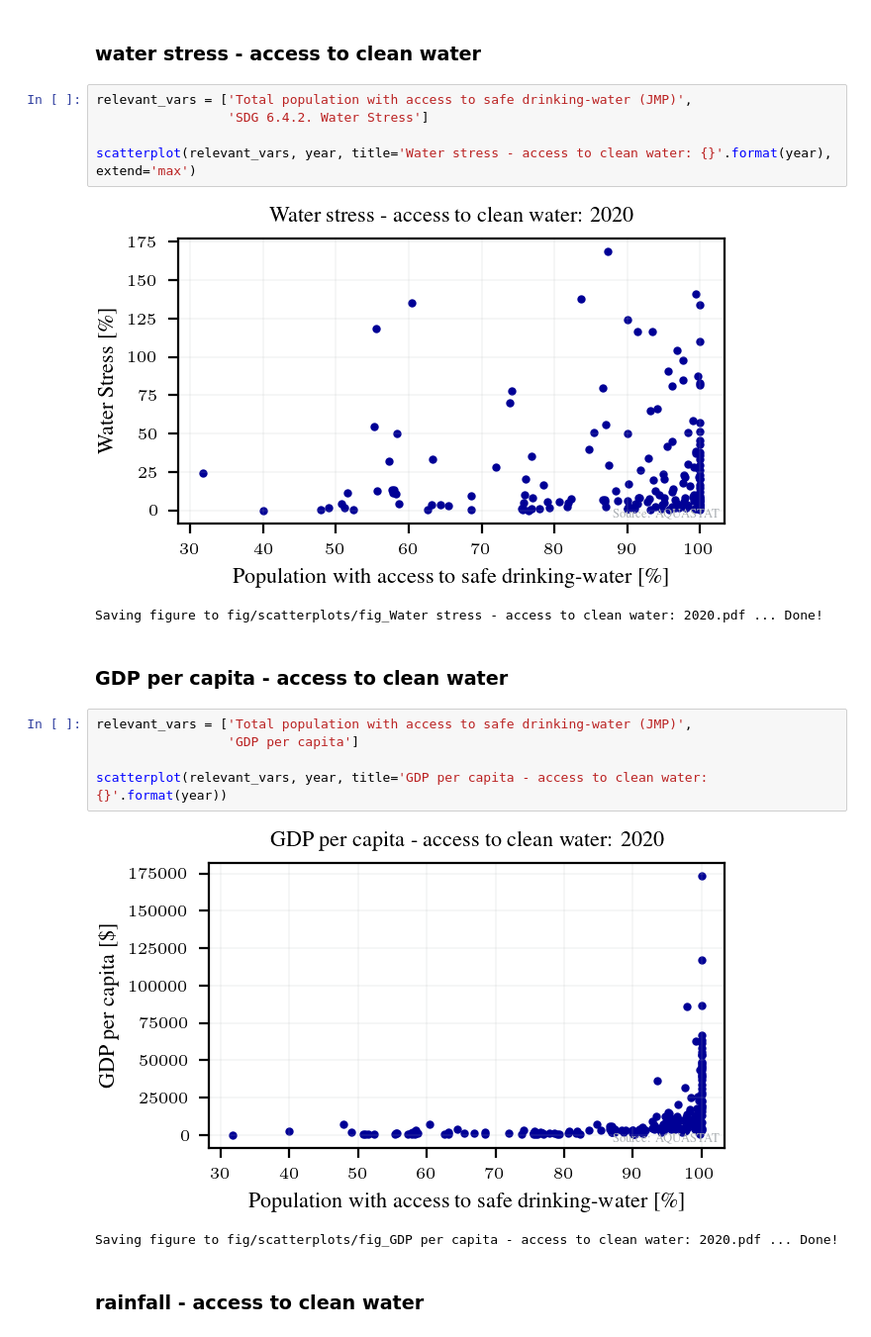
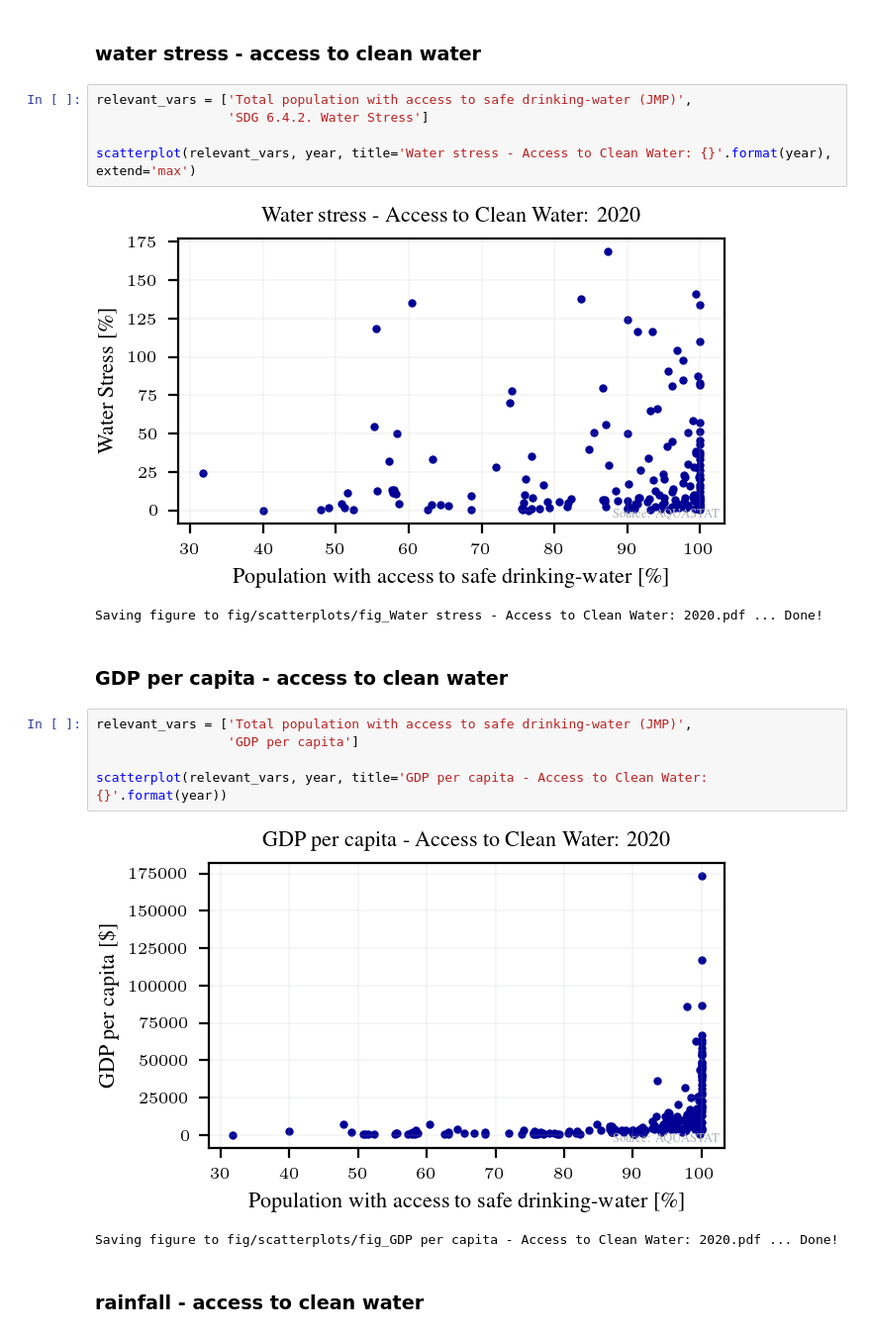
Before and after one commit to am9zZWY/team-aqua, a Jupyter notebook: exp/exp_scatterplot.ipynb, the cells around one changed output. Shown at 99% size. Cells and saved outputs as stored; diff of their text form.

Commit message:
Update titles in scatterplot

```diff
--- a/exp/exp_scatterplot.ipynb
+++ b/exp/exp_scatterplot.ipynb
@@ -180,20 +180,20 @@ Saving figure to fig/scatterplots/fig_Water stress - undernourishment: 2020.pdf
 relevant_vars = ['Total population with access to safe drinking-water (JMP)',
                  'SDG 6.4.2. Water Stress']
 
-scatterplot(relevant_vars, year, title='Water stress - access to clean water: {}'.format(year), extend='max')
+scatterplot(relevant_vars, year, title='Water stress - Access to Clean Water: {}'.format(year), extend='max')
 # %% [output]
-[figure, old version]
+[figure, new version]
-Saving figure to fig/scatterplots/fig_Water stress - access to clean water: 2020.pdf ... Done!
+Saving figure to fig/scatterplots/fig_Water stress - Access to Clean Water: 2020.pdf ... Done!
 # %% [markdown]
 ### GDP per capita - access to clean water
 # %%
 relevant_vars = ['Total population with access to safe drinking-water (JMP)',
                  'GDP per capita']
 
-scatterplot(relevant_vars, year, title='GDP per capita - access to clean water: {}'.format(year))
+scatterplot(relevant_vars, year, title='GDP per capita - Access to Clean Water: {}'.format(year))
 # %% [output]
-[figure, old version]
+[figure, new version]
-Saving figure to fig/scatterplots/fig_GDP per capita - access to clean water: 2020.pdf ... Done!
+Saving figure to fig/scatterplots/fig_GDP per capita - Access to Clean Water: 2020.pdf ... Done!
 # %% [markdown]
 ### rainfall - access to clean water
 # %%
```
Also changed, not shown: parts of 2 cells of this notebook.
